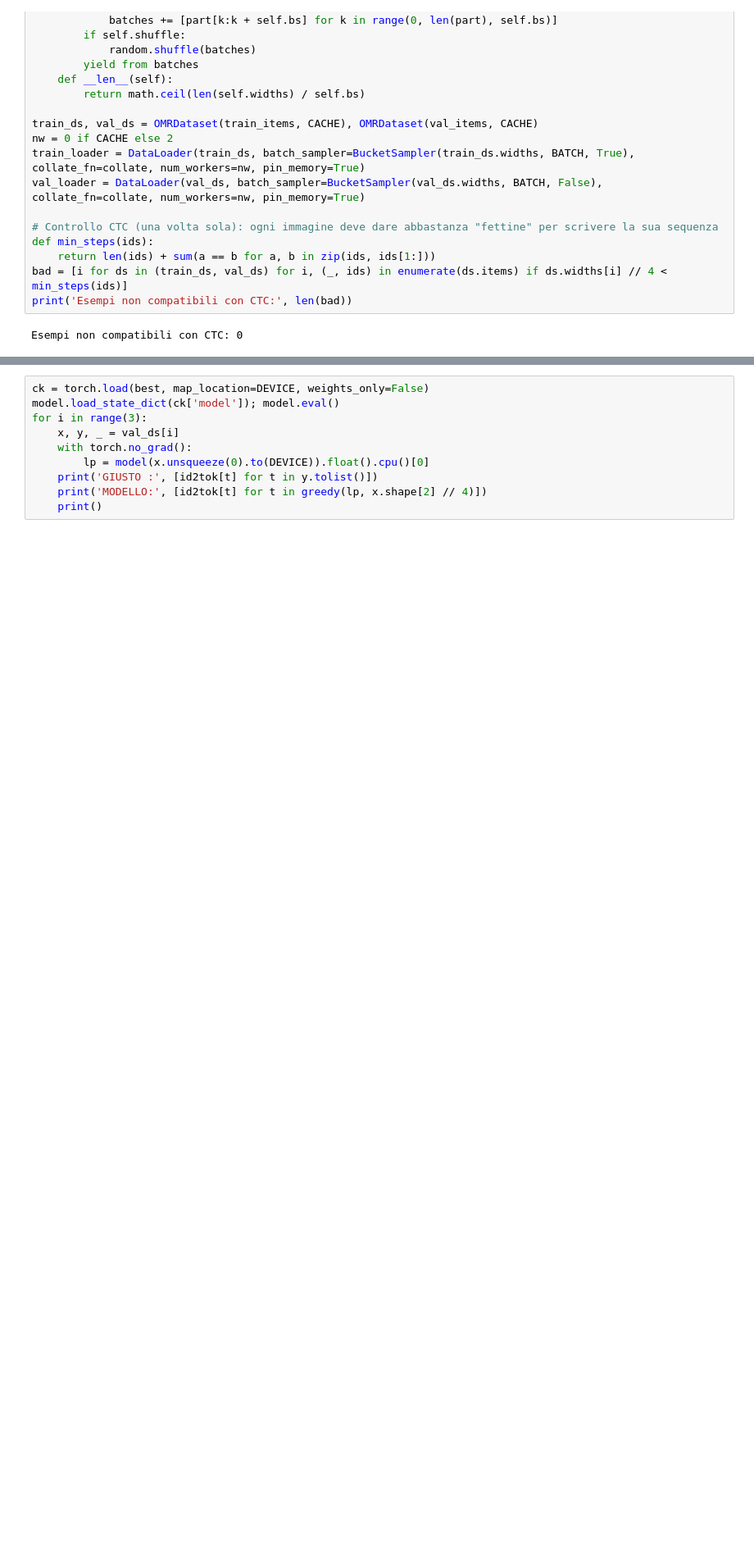
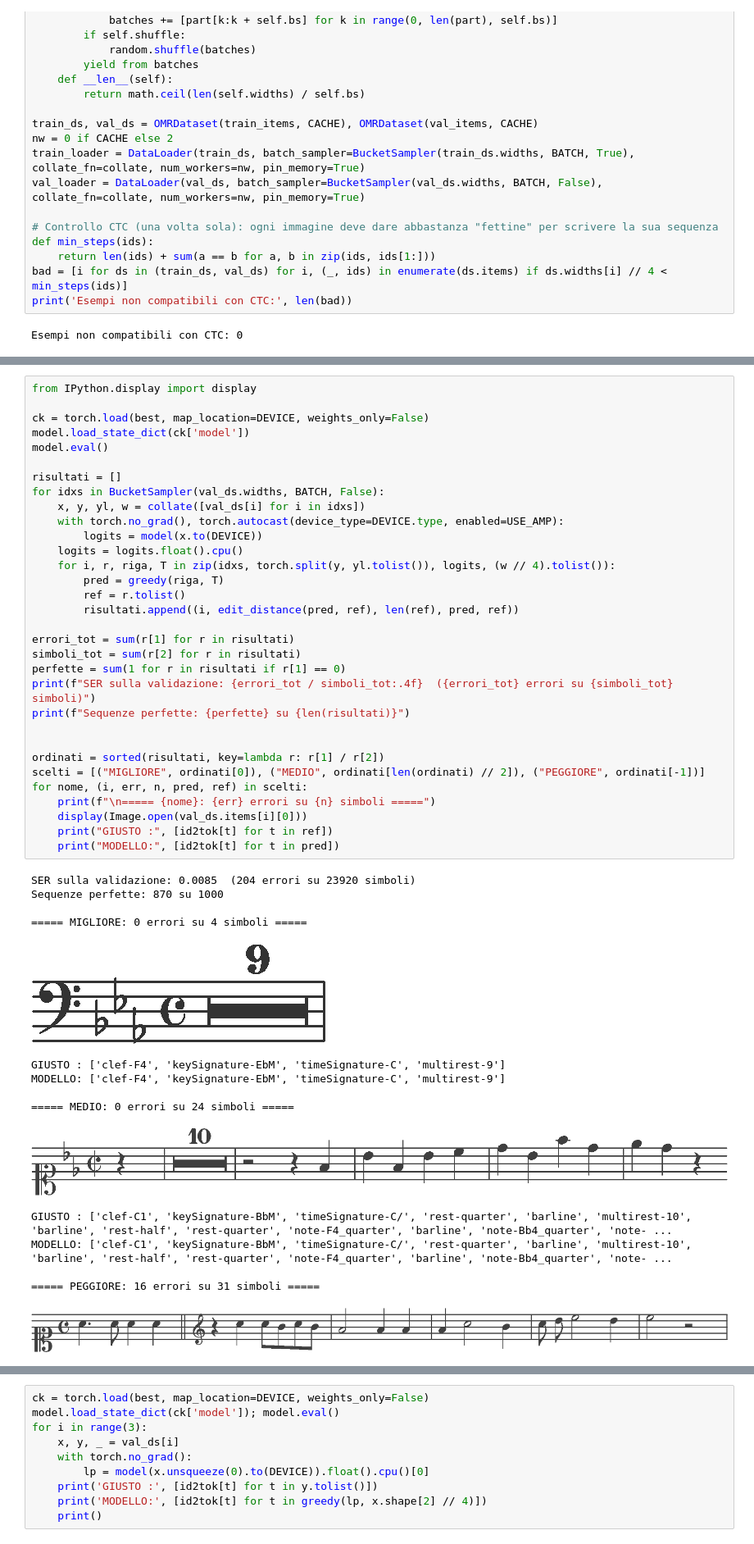
Before and after one commit to PaoloniCoder/MozartAI, a Jupyter notebook: notebooks/Training.ipynb, the cells around one changed output, grey strips where cells are left out. Shown at 82% size. Drawn from its saved outputs; the diff is of its cells as text; blank space fills up the shorter version.

```diff
--- a/notebooks/Training.ipynb
+++ b/notebooks/Training.ipynb
@@ -179,0 +180,48 @@ Input (16, 1, 128, 955) -> output (16, 238, 1782)
+# %%
+from IPython.display import display
+
+ck = torch.load(best, map_location=DEVICE, weights_only=False)
+model.load_state_dict(ck['model'])
+model.eval()
+
+risultati = []
+for idxs in BucketSampler(val_ds.widths, BATCH, False):
+    x, y, yl, w = collate([val_ds[i] for i in idxs])
+    with torch.no_grad(), torch.autocast(device_type=DEVICE.type, enabled=USE_AMP):
+        logits = model(x.to(DEVICE))
+    logits = logits.float().cpu()
+    for i, r, riga, T in zip(idxs, torch.split(y, yl.tolist()), logits, (w // 4).tolist()):
+        pred = greedy(riga, T)
+        ref = r.tolist()
+        risultati.append((i, edit_distance(pred, ref), len(ref), pred, ref))
+
+errori_tot = sum(r[1] for r in risultati)
+simboli_tot = sum(r[2] for r in risultati)
+perfette = sum(1 for r in risultati if r[1] == 0)
+print(f"SER sulla validazione: {errori_tot / simboli_tot:.4f}  ({errori_tot} errori su {simboli_tot} simboli)")
+print(f"Sequenze perfette: {perfette} su {len(risultati)}")
+
+
+ordinati = sorted(risultati, key=lambda r: r[1] / r[2])
+scelti = [("MIGLIORE", ordinati[0]), ("MEDIO", ordinati[len(ordinati) // 2]), ("PEGGIORE", ordinati[-1])]
+for nome, (i, err, n, pred, ref) in scelti:
+    print(f"\n===== {nome}: {err} errori su {n} simboli =====")
+    display(Image.open(val_ds.items[i][0]))
+    print("GIUSTO :", [id2tok[t] for t in ref])
+    print("MODELLO:", [id2tok[t] for t in pred])
+# %% [output]
+SER sulla validazione: 0.0085  (204 errori su 23920 simboli)
+Sequenze perfette: 870 su 1000
+
+===== MIGLIORE: 0 errori su 4 simboli =====
+[figure, added]
+GIUSTO : ['clef-F4', 'keySignature-EbM', 'timeSignature-C', 'multirest-9']
+MODELLO: ['clef-F4', 'keySignature-EbM', 'timeSignature-C', 'multirest-9']
+
+===== MEDIO: 0 errori su 24 simboli =====
+[figure, added]
+GIUSTO : ['clef-C1', 'keySignature-BbM', 'timeSignature-C/', 'rest-quarter', 'barline', 'multirest-10', 'barline', 'rest-half', 'rest-quarter', 'note-F4_quarter', 'barline', 'note-Bb4_quarter', 'note- ...
+MODELLO: ['clef-C1', 'keySignature-BbM', 'timeSignature-C/', 'rest-quarter', 'barline', 'multirest-10', 'barline', 'rest-half', 'rest-quarter', 'note-F4_quarter', 'barline', 'note-Bb4_quarter', 'note- ...
+
+===== PEGGIORE: 16 errori su 31 simboli =====
+[figure, added]
```
Also changed, not shown: parts of 12 cells of this notebook.
